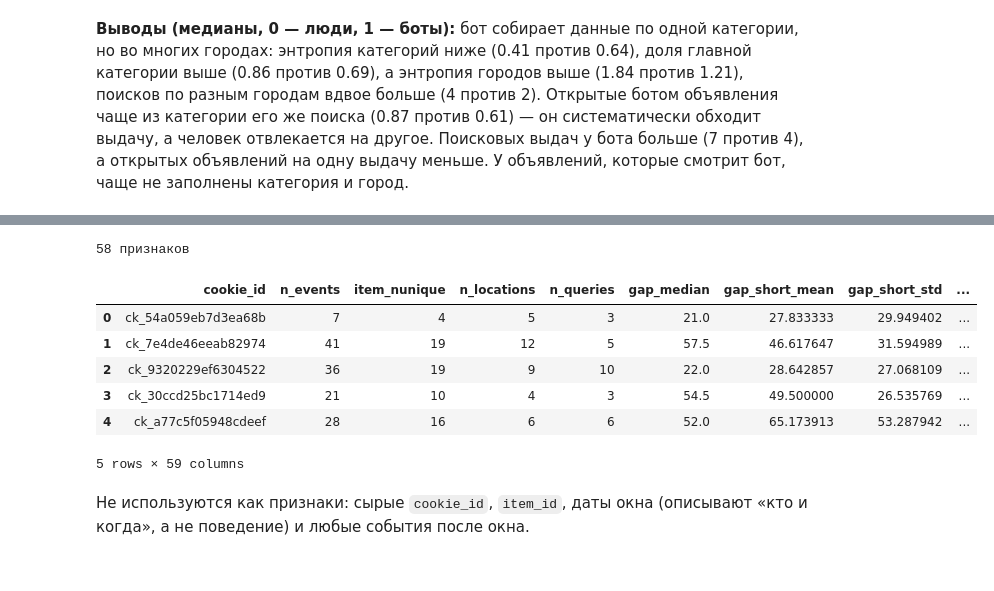
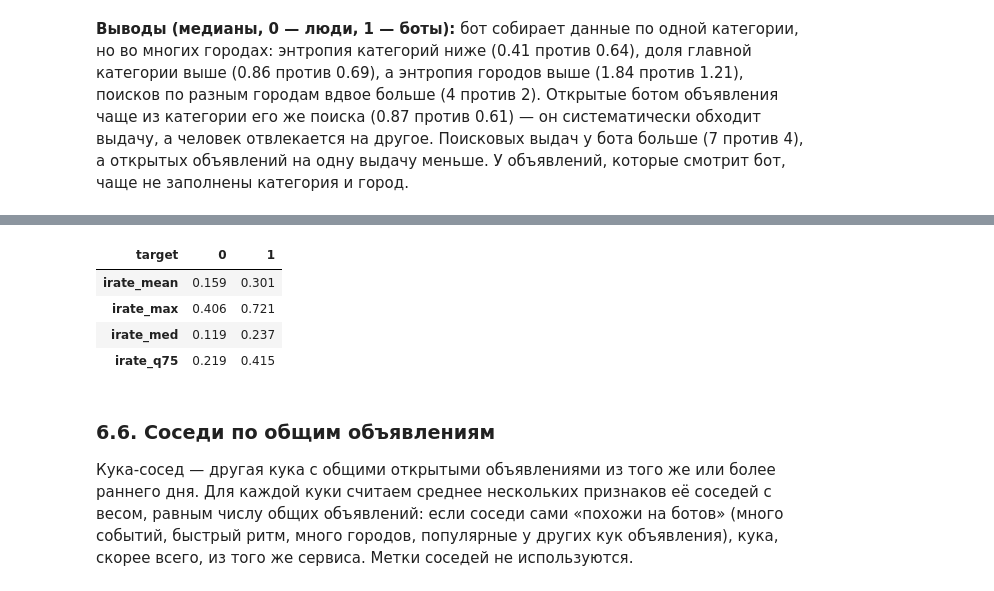
Before and after one commit to xloned/avito-bot-detection-challenge, a Jupyter notebook: solution.ipynb, the cells around one changed output, grey strips where cells are left out. Cells and saved outputs as stored; diff of their text form; code cells hidden in the pictures.

```diff
--- a/solution.ipynb
+++ b/solution.ipynb
@@ -612,47 +616,46 @@ content.groupby('target')[['cat_entropy', 'cat_top_share', 'loc_entropy', 'n_sea
 # %%
-def build_features(ev, meta):
-    """Одна строка признаков на каждую куку meta (в том же порядке); пропуски -> -1."""
-    parts = [f_base(ev, meta), f_pointer(ev), f_rhythm(ev), f_content(ev)]
-    f = pd.concat(parts, axis=1)
-    # -1 вместо 0: «данных нет» (например, пауза у куки с одним событием) не должно выглядеть как «пауза 0 секунд»
-    return meta[['cookie_id']].join(f, on='cookie_id').fillna(-1)
+def cookie_day_index(meta):
+    """Номер дня окна для каждой куки (train и test на одной шкале)."""
+    days = sorted(meta.window_start_ts.unique())
+    return meta.set_index('cookie_id').window_start_ts.map({dd: i for i, dd in enumerate(days)}), len(days)
 
 
-X = build_features(ev_all, meta)
-X_tr = X.iloc[:len(train)].reset_index(drop=True)
-X_te = X.iloc[len(train):].reset_index(drop=True)
-assert (X_tr.cookie_id.values == train.cookie_id.values).all() and (X_te.cookie_id.values == test.cookie_id.values).all()
-y_tr = train.target.values
+def item_views(ev, meta):
+    """Пары (кука, объявление) без повторов с номером дня окна куки."""
+    cookie_day, _ = cookie_day_index(meta)
+    it = ev[ev.item_id.notna()][['cookie_id', 'item_id']].drop_duplicates()
+    return it.assign(day=it.cookie_id.map(cookie_day).values)
 
-EVENT_SHARES = [c for c in X.columns if c.removeprefix('share_') in set(events.event_name)]
-FEATURE_GROUPS = {
-    'baseline': ['n_events', 'item_nunique'],
-    'rhythm_search': ['gap_median', 'max_page', 'n_locations', 'n_queries'],
-    'event_shares': EVENT_SHARES,
-    'cookie_age': ['cookie_age_h'],
-    'sessions': ['gap_short_mean', 'gap_short_std', 'share_fast', 'n_sessions'],
-    'pointer_draft': ['share_no_pointer', 'n_unique_pointer_x'],
-    'pointer': ['n_ptr', 'share_no_pointer', 'ptr_spread', 'ptr_xstd_n', 'ptr_ystd_n', 'ptr_spread_z',
-                'ptr_std_px', 'ptr_aniso', 'ptr_kurt', 'ptr_clip_share', 'ptr_clip_n'],
-    'rhythm': ['gin_cv', 'sess_rate'],
-    'rhythm_sess_len': ['sess_n_mean'],
-    'content': ['n_categories', 'cat_entropy', 'cat_top_share', 'loc_entropy', 'loc_top_share', 'big4_share',
-                'pro_share', 'pro_share_contact', 'n_pro_contacts', 'seller_na_share', 'cat_na_share', 'loc_na_share',
-                'item_cat_match_query', 'item_cat_in_queries', 'item_loc_in_search', 'n_search_locs', 'n_query_loc',
-                'n_query_loc_page', 'n_search', 'query_repeat', 'items_per_loc', 'item_repeat', 'items_per_search'],
-}
-assert set(c for cols in FEATURE_GROUPS.values() for c in cols) == set(X.columns) - {'cookie_id'}
 
-print(X.shape[1] - 1, 'признаков')
-X_tr.head()
+def f_item_popularity(ev, meta, window=None):
+    """Сколько других кук (на 1000 кук тех же дней) открывали те же объявления в дни окна <= D.
+
+    window=None — вся история до дня D включительно, иначе только последние window дней."""
+    cookie_day, n_days = cookie_day_index(meta)
+    it = item_views(ev, meta)
+    per_day = it.groupby(['item_id', 'day']).size().unstack(fill_value=0).reindex(columns=range(n_days), fill_value=0)
+    n_cookies = cookie_day.value_counts().reindex(range(n_days), fill_value=0)
+    if window is None:
+        seen, n_seen = per_day.cumsum(axis=1), n_cookies.cumsum()
+    else:
+        seen = per_day.T.rolling(window, min_periods=1).sum().T
+        n_seen = n_cookies.rolling(window, min_periods=1).sum()
+    x = it.merge(seen.stack().rename('cnt').reset_index(), on=['item_id', 'day'], how='left')
+    x['rate'] = (x.cnt - 1) / (x.day.map(n_seen) - 1) * 1000   # «- 1» — без самой куки
+    g = x.groupby('cookie_id').rate
+    p = 'irate' if window is None else f'irate{window}d'
+    return pd.DataFrame({f'{p}_mean': g.mean(), f'{p}_max': g.max(), f'{p}_med': g.median(), f'{p}_q75': g.quantile(0.75)})
+
+
+pop = f_item_popularity(ev_all, meta).join(train.set_index('cookie_id').target, how='inner')
+pop.groupby('target').median().round(3).T
 # %% [output]
-58 признаков
-|  | cookie_id | n_events | item_nunique | n_locations | n_queries | gap_median | gap_short_mean | gap_short_std | ... |
-| 0 | ck_54a059eb7d3ea68b | 7 | 4 | 5 | 3 | 21.0 | 27.833333 | 29.949402 | ... |
-| 1 | ck_7e4de46eeab82974 | 41 | 19 | 12 | 5 | 57.5 | 46.617647 | 31.594989 | ... |
-| 2 | ck_9320229ef6304522 | 36 | 19 | 9 | 10 | 22.0 | 28.642857 | 27.068109 | ... |
-| 3 | ck_30ccd25bc1714ed9 | 21 | 10 | 4 | 3 | 54.5 | 49.500000 | 26.535769 | ... |
-| 4 | ck_a77c5f05948cdeef | 28 | 16 | 6 | 6 | 52.0 | 65.173913 | 53.287942 | ... |
+| target | 0 | 1 |
+| irate_mean | 0.159 | 0.301 |
+| irate_max | 0.406 | 0.721 |
+| irate_med | 0.119 | 0.237 |
+| irate_q75 | 0.219 | 0.415 |
-5 rows × 59 columns
 # %% [markdown]
-Не используются как признаки: сырые `cookie_id`, `item_id`, даты окна (описывают «кто и когда», а не поведение) и любые события после окна.
+### 6.6. Соседи по общим объявлениям
+
+Кука-сосед — другая кука с общими открытыми объявлениями из того же или более раннего дня. Для каждой куки считаем среднее нескольких признаков её соседей с весом, равным числу общих объявлений: если соседи сами «похожи на ботов» (много событий, быстрый ритм, много городов, популярные у других кук объявления), кука, скорее всего, из того же сервиса. Метки соседей не используются.
```
Also changed, not shown: parts of 23 cells of this notebook, 1 other file.
